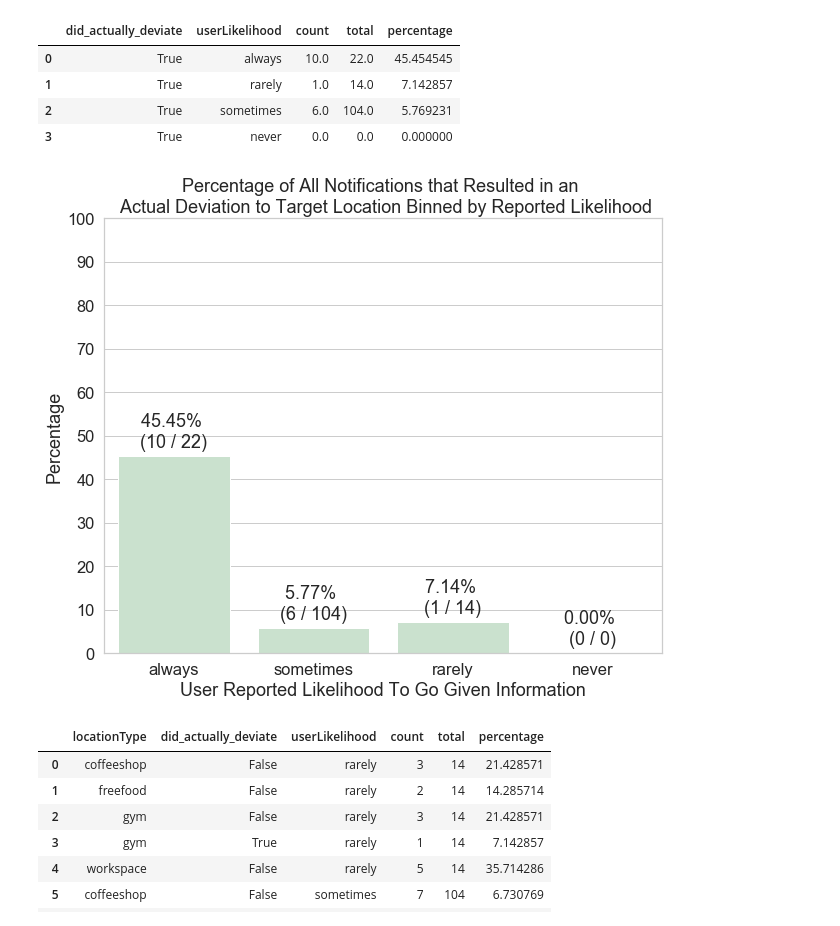
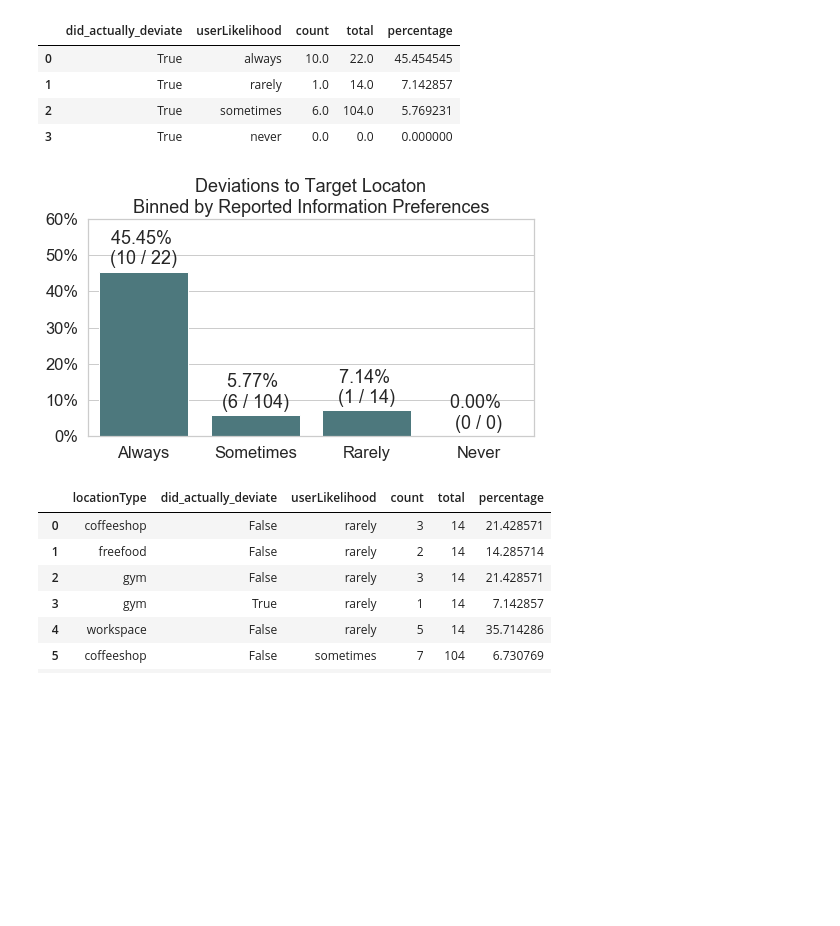
Before and after one commit to NUDelta/les-study-analysis, a Jupyter notebook: su2018/4X-summer-study-analysis.ipynb, the cells around one changed output. Cells and saved outputs as stored; diff of their text form; code cells hidden in the pictures; blank space fills up the shorter version.

```diff
--- a/su2018/4X-summer-study-analysis.ipynb
+++ b/su2018/4X-summer-study-analysis.ipynb
@@ -1489,2 +1493,17 @@ output_fig.savefig('./graphs/contribution-breakdown.png', dpi=300, transparent=T
 # %% [output]
 [figure]
+# %%
+add_contrib_opportunistic = pd.DataFrame({
+    '4X Stage': ['eXplore + eXpand + eXploit'],
+    'Count': [opportunistic_contributions]
+})
+
+add_contrib_directed = pd.DataFrame({
+    '4X Stage': ['eXplore + eXpand + eXploit'],
+    'Count': [opportunistic_contributions + directed_contributions]
+})
+
+add_contrib_enroute = pd.DataFrame({
+    '4X Stage': ['eXplore + eXpand + eXploit'],
+    'Count': [opportunistic_contributions + directed_contributions + enroute_contributions]
+})
@@ -1698,30 +1768,40 @@ atdist_likelihood_diddeviate_aggregated_plt
 | 2 | True | sometimes | 6.0 | 104.0 | 5.769231 |
 | 3 | True | never | 0.0 | 0.0 | 0.000000 |
 # %%
-fig = plt.subplots(figsize=(10, 8))
+fig = plt.subplots(figsize=(8, 4))
 bar_ordering = ['always', 'sometimes', 'rarely', 'never']
 
-ax = sns.barplot(x='userLikelihood', y='percentage', color=sns.color_palette()[0], data=atdist_likelihood_diddeviate_aggregated_plt,
+ax = sns.barplot(x='userLikelihood', y='percentage', color=sns.color_palette()[3], data=atdist_likelihood_diddeviate_aggregated_plt,
                  order=bar_ordering)
-ax.set_title('Percentage of All Notifications that Resulted in an \n Actual Deviation to Target Location Binned by Reported Likelihood')
-ax.set_xlabel('User Reported Likelihood To Go Given Information')
-ax.set_ylabel('Percentage')
-ax.set_ylim(0, 100)
-ax.set_yticks(range(0, 101, 10))
+ax.set_title('Deviations to Target Locaton\nBinned by Reported Information Preferences')
+
+# ax.set_xlabel('User Reported Information Preference')
+ax.set_xlabel('')
+ax.set_xticklabels(['Always', 'Sometimes', 'Rarely', 'Never'])
+
+# ax.set_ylabel('Percentage')
+ax.set_ylabel('')
+ax.set_ylim(0, 60)
+ax.set_yticks(range(0, 61, 10))
+ax.set_yticklabels(['{}%'.format(x) for x in ax.get_yticks()])
 
 # add labels
 for index, p in enumerate(ax.patches):
     curr_count = atdist_likelihood_diddeviate_aggregated_plt[atdist_likelihood_diddeviate_aggregated_plt['userLikelihood'] == bar_ordering[index]].iloc[0]['count']
     curr_total = atdist_likelihood_diddeviate_aggregated_plt[atdist_likelihood_diddeviate_aggregated_plt['userLikelihood'] == bar_ordering[index]].iloc[0]['total']
 
     height = p.get_height()
     if math.isnan(height):
         height = 0
         ax.text(p.get_x() + p.get_width() / 2, height + 1, '', ha="center")
     else:
         ax.text(p.get_x() + p.get_width() / 2, height + 2, '{:1.2f}% \n({:1.0f} / {:1.0f})'.format(height, curr_count, curr_total), ha="center")
+
+# export plot
+output_fig = ax.get_figure()
+output_fig.savefig('./graphs/deviate-likelihood.png', dpi=300, transparent=True, bbox_inches='tight', pad_inches=0)
 # %% [output]
-[figure, old version]
+[figure, new version]
 # %%
 atdist_likelihood_diddeviate_aggregated = atdist_likelihood.groupby(['locationType', 'did_actually_deviate', 'userLikelihood'])['emaResponse'].count().reset_index(name='count')
 atdist_likelihood_diddeviate_aggregated = atdist_likelihood_diddeviate_aggregated.merge(atdist_likelihood.groupby(['userLikelihood'])['did_actually_deviate'].count().reset_index(name='total'))
```
Also changed, not shown: parts of 4 cells of this notebook, 1 other file.
